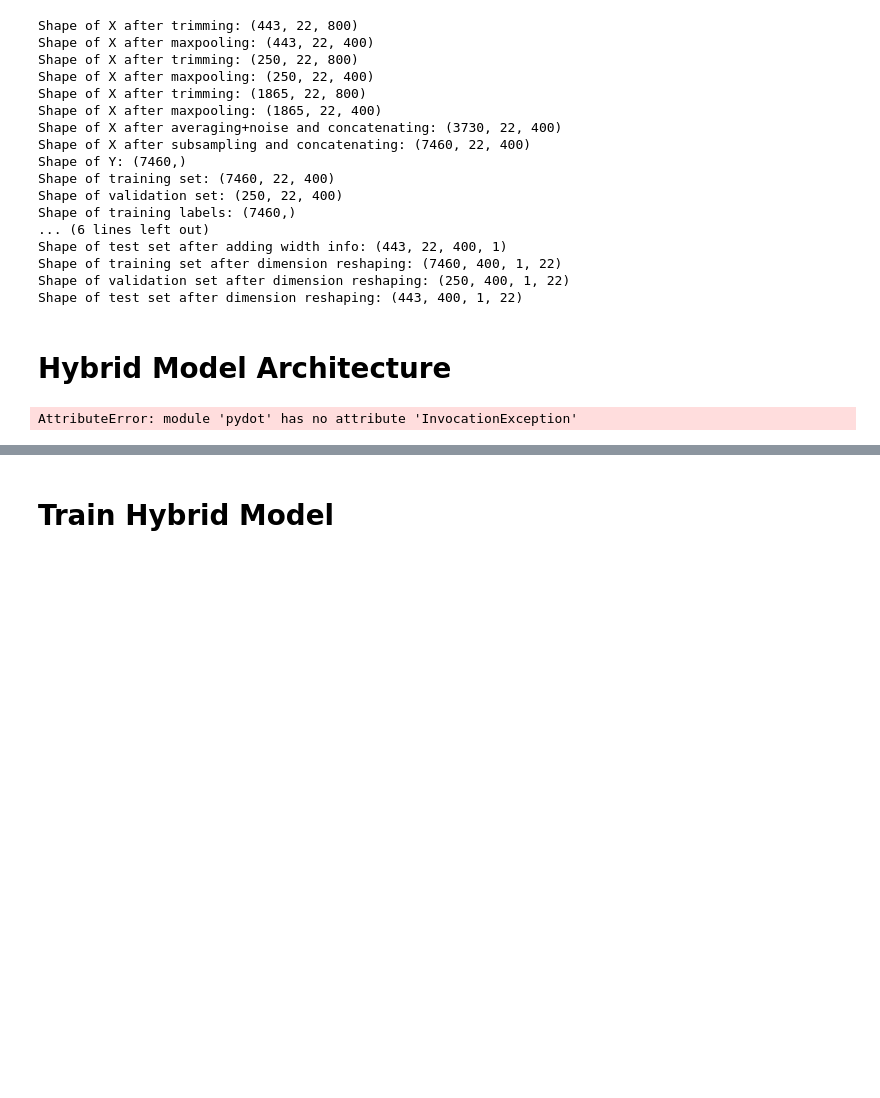
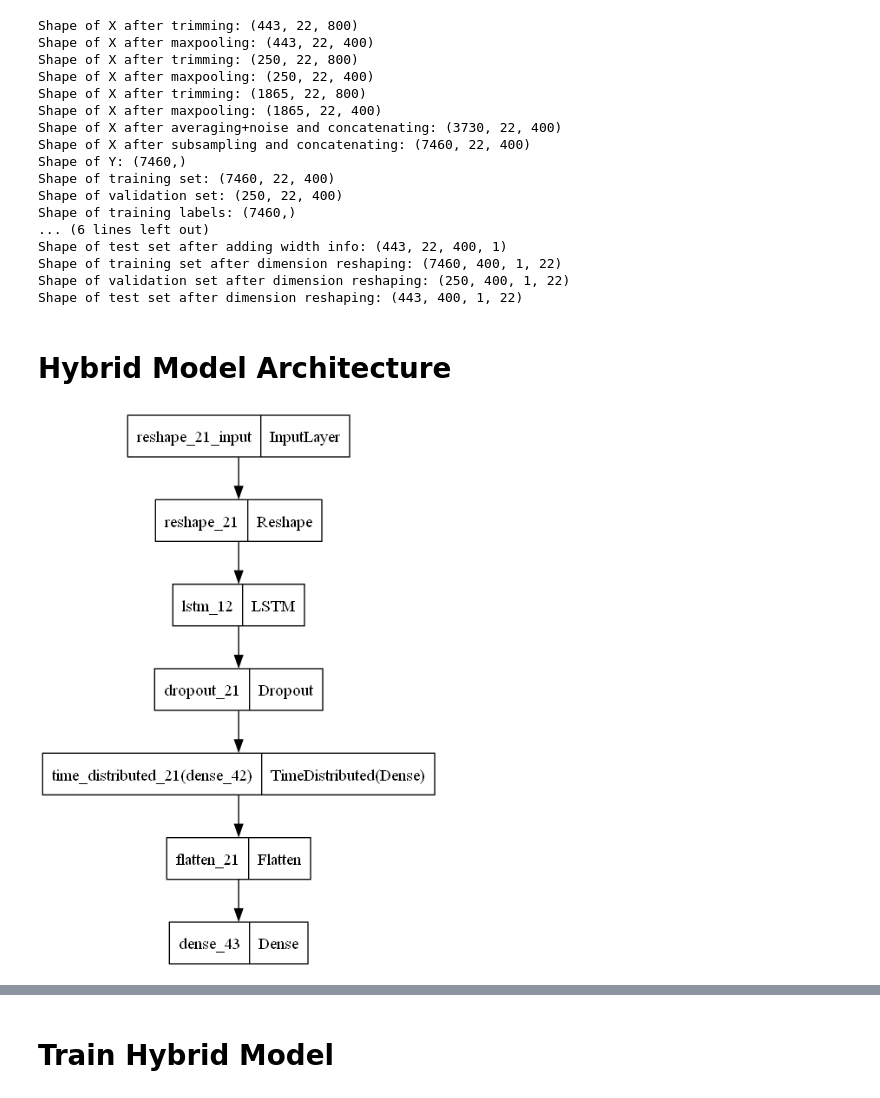
Before and after one commit to aaron68lee/Deep-Learning-EEG-BCI-Signal-Processing, a Jupyter notebook: EEG_Pure_LSTM.ipynb, the cells around one changed output, grey strips where cells are left out. Cells and saved outputs as stored; diff of their text form; code cells hidden in the pictures; blank space fills up the shorter version.

```diff
--- a/EEG_Pure_LSTM.ipynb
+++ b/EEG_Pure_LSTM.ipynb
@@ -208,25 +208,25 @@ Shape of test set after dimension reshaping: (443, 400, 1, 22)
 # %%
 def create_lstm_model(units=32, dropout=0.4, dense=16):
     # Building the model using sequential class
     lstm_model = Sequential()
 
     # # FC layer
     lstm_model.add(Reshape((400, 22)))
-    lstm_model.add(GRU(units, input_shape=(400,22), return_sequences=True)) #dropout=0.4, recurrent_dropout=0.1,
+    lstm_model.add(LSTM(units, input_shape=(400,22), return_sequences=True)) #dropout=0.4, recurrent_dropout=0.1,
     lstm_model.add(Dropout(dropout))
     # lstm_model.add(LSTM(10, activation='sigmoid', dropout=0.4, recurrent_dropout=0.1, return_sequences=True))
     # lstm_model.add(Dropout(0.2))
     lstm_model.add(TimeDistributed(Dense((dense))))
     # Output layer with Softmax activation
     lstm_model.add(Flatten())
     lstm_model.add(Dense(4, activation='softmax')) # Output FC layer with softmax activation
 
     lstm_model.build((1, 400, 1, 22))
     # Printing the model summary
     # lstm_model.summary()
     return lstm_model
 
 best_lstm = create_lstm_model(64, 0.1, 8)
-keras.utils.plot_model(best_lstm, to_file="../Gallery/LSTM_architecture_plot.png", show_shapes=True)
+keras.utils.plot_model(best_lstm, to_file="../Gallery/LSTM_architecture_plot.png", show_shapes=False)
 # %% [output]
-AttributeError: module 'pydot' has no attribute 'InvocationException'
+[figure, added]
```
Also changed, not shown: parts of 13 cells of this notebook.
